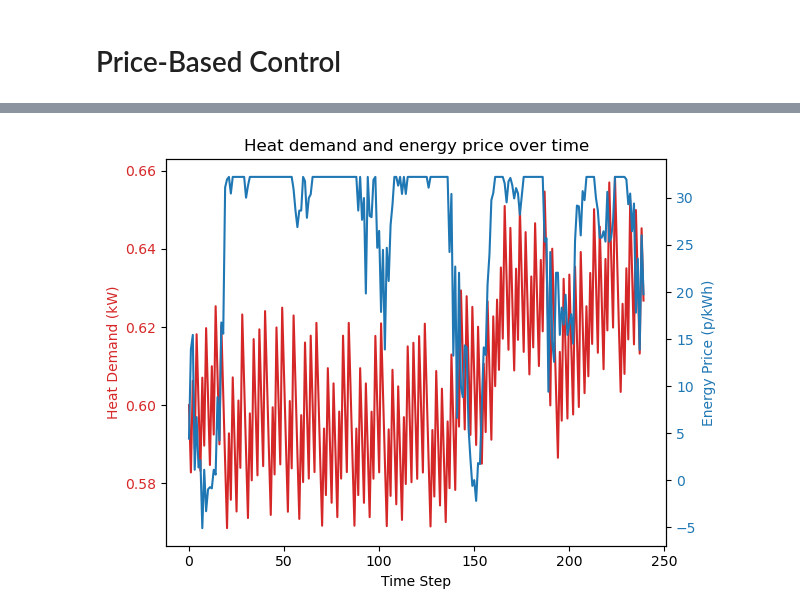
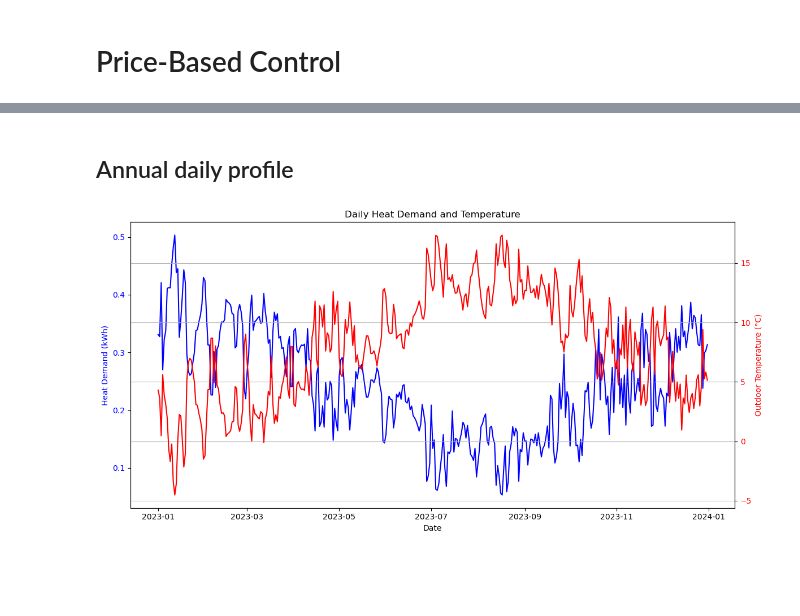
Before and after one commit to Qiuyi-Hong/Rule-Based-Control, a Jupyter notebook: price_based_control.ipynb, the cells around one changed output, grey strips where cells are left out. Saved outputs shown, nothing was run; the diff lists cells and outputs as text; code cells hidden in the pictures; blank space fills up the shorter version.

Commit message:
updated all three control algorithms, visualisations and sensitivity analysis

```diff
--- a/price_based_control.ipynb
+++ b/price_based_control.ipynb
@@ -8,3 +8,7 @@ import matplotlib.pyplot as plt
 df = pd.read_csv('simulation_results_finished.csv')
 outdoor_temp_series = df['Dry-bulb temperature (°C)']
 energy_price_series = df['Agile Import price (p/kWh)']
+# %%
+# Function to calculate heat loss
+def calculate_heat_loss(K, indoor_temp, outdoor_temp):
+    return K * (indoor_temp - outdoor_temp)
@@ -90,10 +108,13 @@ for hour in range(len(energy_price_series)):
 # %%
 # Create a DataFrame for visualization
-results_price_based = pd.DataFrame({
+simulation_data = pd.DataFrame({
     "Date": df['Date'],
-    "Outdoor Temp (°C)": outdoor_temp_series,
+    "Outdoor Temperature (°C)": outdoor_temp_series,
+    "Indoor Temperature (°C)": indoor_temp_series,
     "Energy Price (p/kWh)": energy_price_series,
     "Heat Demand (kW)": heat_demand_profile,
-    "Heat Loss (kW)": heat_loss_profile,
-    "Flow Temp (°C)": flow_temp_series
+    "Heat Pump Status": heat_pump_status
 })
+# %%
+simulation_data['Heat Demand (kWh)'] = simulation_data['Heat Demand (kW)'] * delta_t
+simulation_data.to_csv("simulation_results_price.csv", index=False)
@@ -99,0 +123,3 @@ results_price_based = pd.DataFrame({
+# %%
+simulation_data['Date'] = pd.to_datetime(simulation_data['Date'], format='%Y-%m-%d %H:%M:%S')
+simulation_data.set_index('Date', inplace=True)
@@ -100,20 +224,28 @@ results_price_based = pd.DataFrame({
+# %% [markdown]
+## Annual daily profile
 # %%
-fig, ax1 = plt.subplots()
+daily_df = numeric_df.resample('D').mean()
 
-# Plot flow temp on primary y-axis
-ax1.plot(np.arange(240), heat_loss_profile[:240], label='Heat Demand', color='tab:red')
-ax1.set_xlabel('Time Step')
-ax1.set_ylabel('Heat Demand (kW)', color='tab:red')
-ax1.tick_params(axis='y', labelcolor='tab:red')
+# Plotting
+fig, ax1 = plt.subplots(figsize=(12, 6))
 
-# Create a secondary y-axis
+# Plot Heating Demand on the first y-axis
+ax1.plot(daily_df.index, daily_df['Heat Demand (kWh)'], label='Hourly Heat Demand', color='blue')
+ax1.set_xlabel('Date')
+ax1.set_ylabel('Heat Demand (kWh)', color='blue')
+ax1.tick_params(axis='y', labelcolor='blue')
+
+# Create a second y-axis
 ax2 = ax1.twinx()
-ax2.plot(np.arange(240), energy_price_series[:240], label='Outdoor Temp', color='tab:blue')
-ax2.set_ylabel('Energy Price (p/kWh)', color='tab:blue')
-ax2.tick_params(axis='y', labelcolor='tab:blue')
+ax2.plot(daily_df.index, daily_df['Outdoor Temperature (°C)'], label='Hourly Temperature', color='red')
+ax2.set_ylabel('Outdoor Temperature (°C)', color='red')
+ax2.tick_params(axis='y', labelcolor='red')
 
-plt.title('Heat demand and energy price over time')
-fig.tight_layout()  # Adjust layout to make room for the second y-axis
+# Title and grid
+plt.title('Daily Heat Demand and Temperature')
+fig.tight_layout()
+plt.grid()
+plt.savefig('./figures/annual_daily_profile_price.pdf')
 plt.show()
 # %% [output]
-[figure, old version]
+[figure, new version]
```
Also changed, not shown: parts of 15 cells of this notebook, 31 other files.
